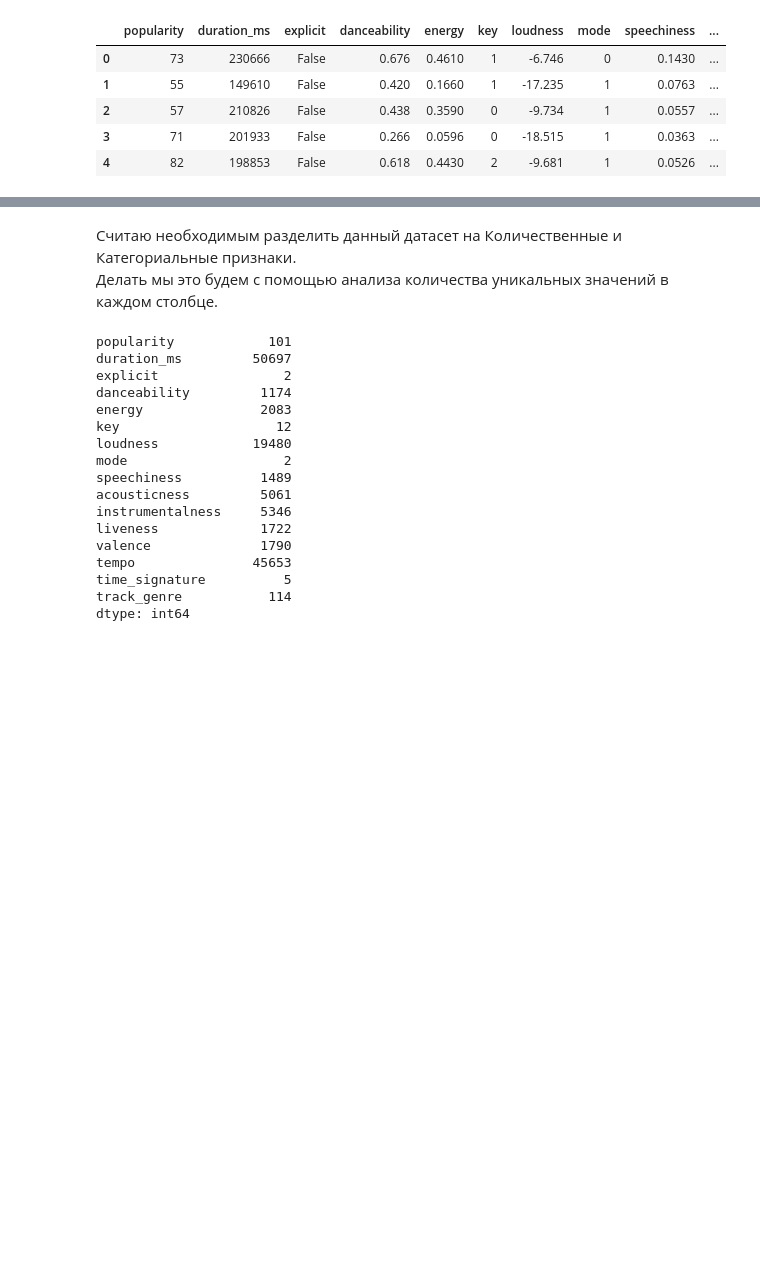
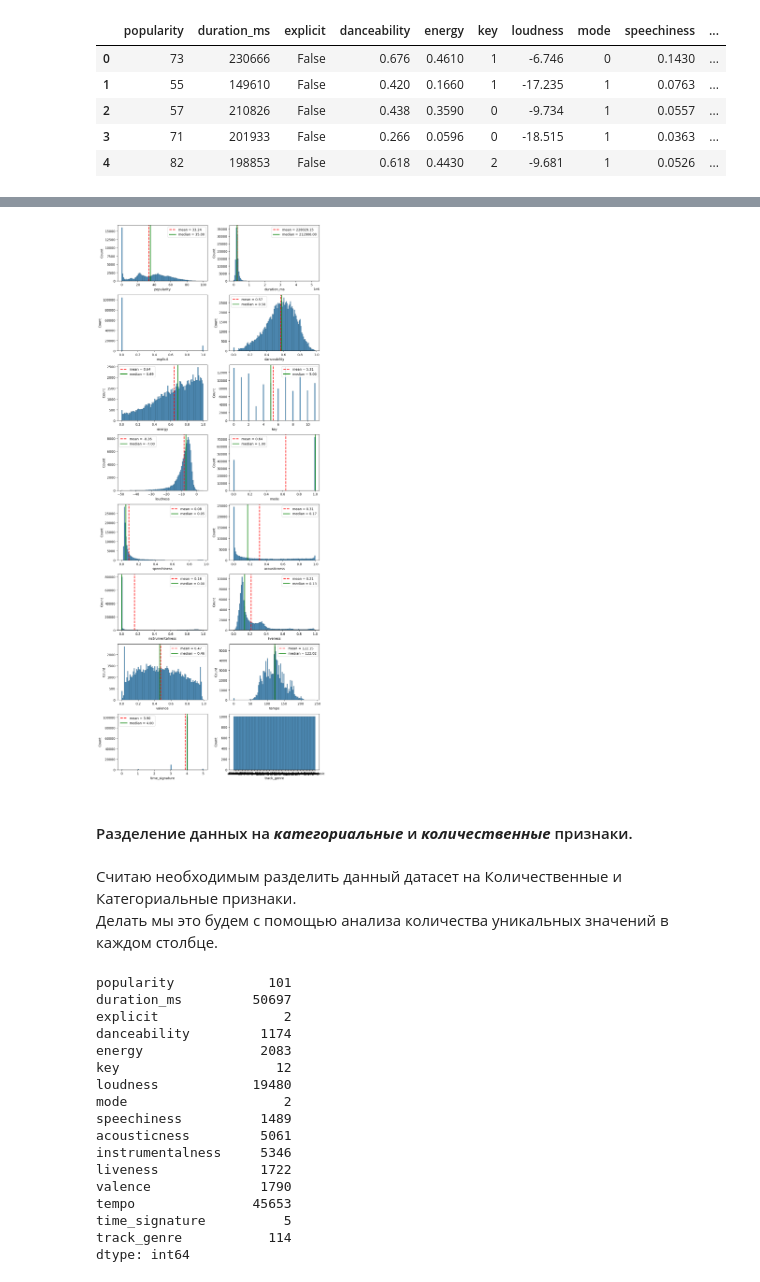
Before and after one commit to Lummoxy/ml_summer_prac, a Jupyter notebook: spotify_task.ipynb, the cells around one changed output, grey strips where cells are left out. Drawn from its saved outputs; the diff is of its cells as text; code cells hidden in the pictures; blank space fills up the shorter version.

```diff
--- a/spotify_task.ipynb
+++ b/spotify_task.ipynb
@@ -67,3 +158,31 @@ data.head()
+# %%
+cols = data.columns.tolist()
+n = len(cols)
+ncols = 2
+nrows = int(np.ceil(n / ncols))
+
+fig, axs = plt.subplots(nrows, ncols, figsize=(5 * ncols, 3 * nrows))
+axs = axs.flatten()
+
+for i, col in enumerate(cols):
+    ax = axs[i]
+    sns.histplot(data[col], bins=100, ax=ax, edgecolor='k')
+    if data[col].dtype not in ['object', 'bool']:
+        mean_val = data[col].mean()
+        median_val = data[col].median()
+        ax.axvline(mean_val, color='red', linestyle='--', linewidth=2, label=f'mean = {mean_val:.2f}')
+        ax.axvline(median_val, color='green', linestyle='-', linewidth=2, label=f'median = {median_val:.2f}')
+        ax.legend()
+
+for j in range(n, len(axs)):
+    axs[j].axis('off')
+
+fig.tight_layout()
+plt.show()
+# %% [output]
+[figure, added]
+# %% [markdown]
+#### Разделение данных на ***категориальные*** и ***количественные*** признаки.
 # %% [markdown]
 Считаю необходимым разделить данный датасет на Количественные и Категориальные признаки.
 Делать мы это будем с помощью анализа количества уникальных значений в каждом столбце.
```
Also changed, not shown: parts of 17 cells of this notebook, 1 other file.
